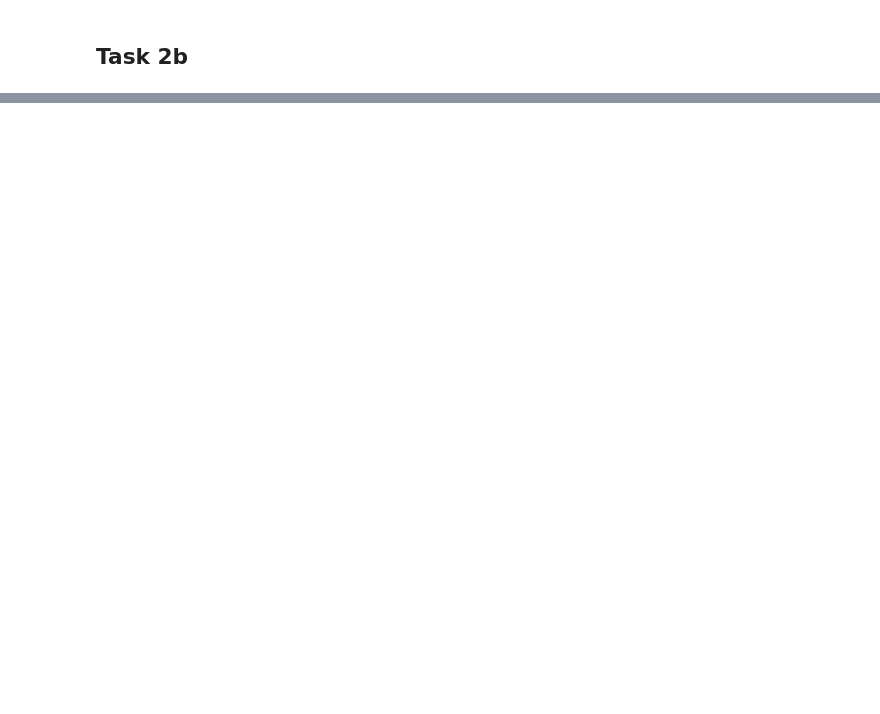
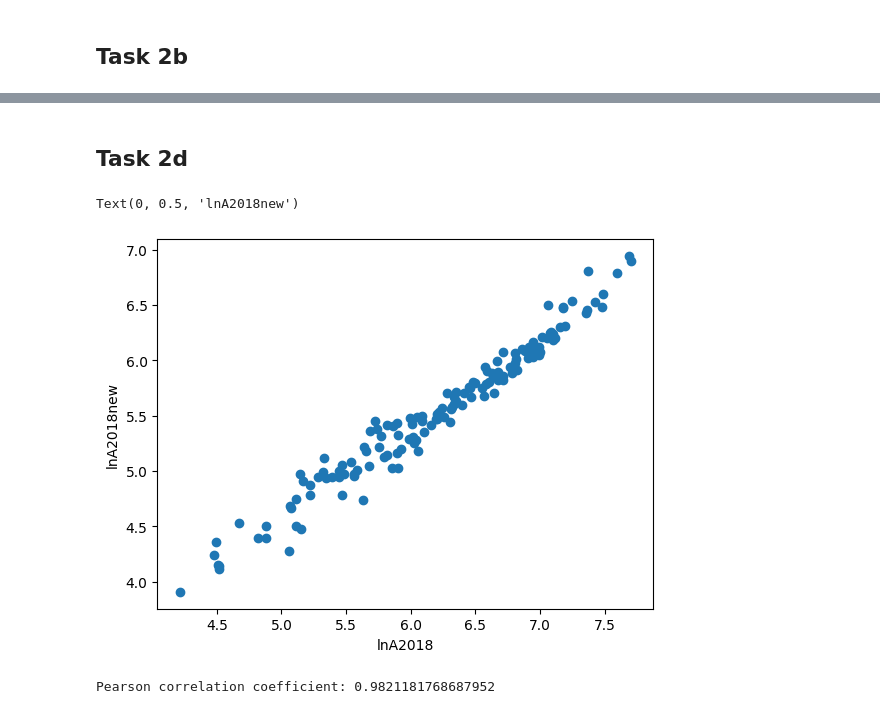
Before and after one commit to Jonas-Nepozitek/economics-for-global-affairs, a Jupyter notebook: problem-sets/PS2/jonas_ps2.ipynb, the cells around one changed output, grey strips where cells are left out. Saved outputs shown, nothing was run; the diff lists cells and outputs as text; code cells hidden in the pictures; blank space fills up the shorter version.

```diff
--- a/problem-sets/PS2/jonas_ps2.ipynb
+++ b/problem-sets/PS2/jonas_ps2.ipynb
@@ -188,0 +201,17 @@ df
+# %% [markdown]
+## Task 2d
+# %%
+plt.scatter(df['lnA2018'], df['lnA2018new'])
+plt.xlabel('lnA2018')
+plt.ylabel('lnA2018new')
+# %% [output]
+Text(0, 0.5, 'lnA2018new')
+[figure, added]
+# %%
+correlation_matrix = np.corrcoef(df['lnA2018'].dropna(), df['lnA2018new'].dropna())
+
+pearson_coeff = correlation_matrix[0, 1]
+
+print(f"Pearson correlation coefficient: {pearson_coeff}")
+# %% [output]
+Pearson correlation coefficient: 0.9821181768687952
```
Also changed, not shown: parts of 13 cells of this notebook.
